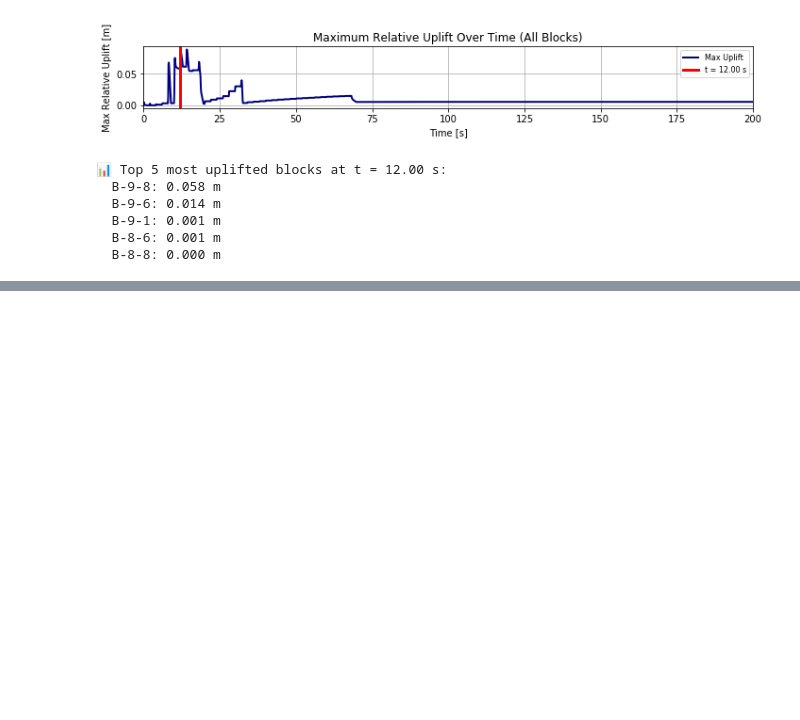
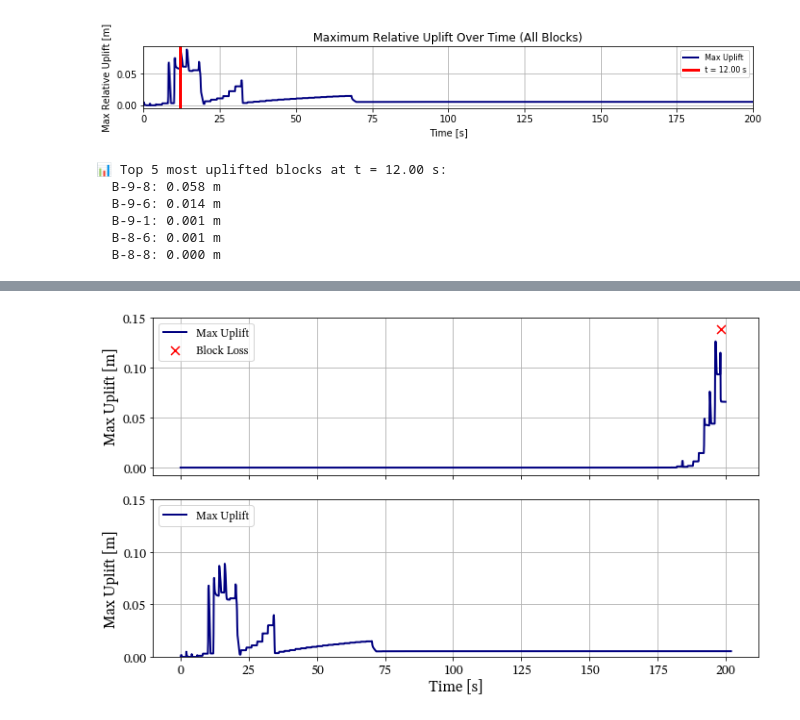
Before and after one commit to ThomasPennockTU/Thesis_Repository, a Jupyter notebook: workfolder/uplift matrix 2/uplift_notebook.ipynb, the cells around one changed output, grey strips where cells are left out. Drawn from its saved outputs; the diff is of its cells as text; code cells hidden in the pictures; blank space fills up the shorter version.

```diff
--- a/workfolder/uplift matrix 2/uplift_notebook.ipynb
+++ b/workfolder/uplift matrix 2/uplift_notebook.ipynb
@@ -1302,0 +1509,96 @@ plt.show()
+# %%
+# -*- coding: utf-8 -*-
+import matplotlib.pyplot as plt
+import pandas as pd
+import numpy as np
+
+# --- Matplotlib styling ---
+plt.rcParams['figure.facecolor'] = 'white'
+plt.rcParams['axes.facecolor'] = 'white'
+plt.rcParams["font.family"] = "STIX Two Text"
+plt.rcParams["mathtext.fontset"] = "stix"
+plt.rcParams["font.size"] = 16  # base font size for labels/titles
+
+# --- Settings ---
+fly_out_value = 0.151
+
+csv_path1 = 'relative_uplift_timeseries_0_6_200_ASC_corrected.csv'
+csv_path2 = 'relative_uplift_timeseries_06_200_corrected.csv'
+
+def process_csv(csv_path):
+    """Reads CSV, processes uplift data, and returns time, max uplift, and first loss times."""
+    df_uplift = pd.read_csv(csv_path)
+
+    # Detect time column automatically
+    if df_uplift.columns[0].lower() == "step":
+        time_col = "CumulativeTime" if "CumulativeTime" in df_uplift.columns else df_uplift.columns[1]
+    else:
+        time_col = df_uplift.columns[0]
+
+    # Round times
+    df_uplift[time_col] = df_uplift[time_col].round(2)
+
+    # Identify block columns
+    block_cols = [c for c in df_uplift.columns if c.startswith("B-")]
+    block_data_all = df_uplift[block_cols].copy()
+
+    # Handle fly-out values
+    fly_out_mask = (block_data_all == fly_out_value)
+    block_data_cleaned = block_data_all.replace(fly_out_value, np.nan)
+
+    # Calculate max uplift at each time
+    max_uplift = block_data_cleaned.max(axis=1)
+
+    # Identify first loss times
+    first_loss_times = []
+    for col in block_cols:
+        fly_out_indices = fly_out_mask.index[fly_out_mask[col]].tolist()
+        if fly_out_indices:
+            first_idx = fly_out_indices[0]
+            first_loss_times.append(df_uplift.loc[first_idx, time_col])
+    first_loss_times = sorted(set(first_loss_times))
+
+    return df_uplift[time_col], max_uplift, first_loss_times
+
+# --- Process both CSVs ---
+time1, max_uplift1, loss_times1 = process_csv(csv_path1)
+time2, max_uplift2, loss_times2 = process_csv(csv_path2)
+
+# --- Plot ---
+fig, axes = plt.subplots(
+    nrows=2, ncols=1,
+    figsize=(10, 6),
+    sharex=True
+)
+
+# Top subplot
+axes[0].plot(time1, max_uplift1, color='navy', linewidth=2, label='Max Uplift')
+if len(loss_times1) > 0:
+    cross_y_value = max_uplift1.max() * 1.1 if max_uplift1.max() > 0 else 0.01
+    axes[0].scatter(loss_times1, [cross_y_value] * len(loss_times1),
+                    color='red', marker='x', s=80, label='Block Loss')
+axes[0].set_ylabel("Max Uplift [m]", fontsize=16)
+axes[0].legend(loc='upper left', fontsize=12)
+axes[0].grid(True)
+axes[0].tick_params(axis='both', which='major', labelsize=14)  # numbers smaller
+
+# Bottom subplot
+axes[1].plot(time2, max_uplift2, color='navy', linewidth=2, label='Max Uplift')
+if len(loss_times2) > 0:
+    cross_y_value = max_uplift2.max() * 1.1 if max_uplift2.max() > 0 else 0.01
+    axes[1].scatter(loss_times2, [cross_y_value] * len(loss_times2),
+                    color='red', marker='x', s=80, label='Block Loss')
+axes[1].set_xlabel("Time [s]", fontsize=16)
+axes[1].set_ylabel("Max Uplift [m]", fontsize=16)
+axes[1].set_ylim(0, 0.150)
+axes[1].legend(loc='upper left', fontsize=12)
+axes[1].grid(True)
+axes[1].tick_params(axis='both', which='major', labelsize=14)  # numbers smaller
+
+plt.tight_layout()
+plt.savefig("relative_uplift_timeseries_asc.pdf", format="pdf", bbox_inches="tight")
+plt.show()
+
+print(loss_times1)
+# %% [output]
+[figure, added]
```
Also changed, not shown: parts of 13 cells of this notebook, 49 other files.
